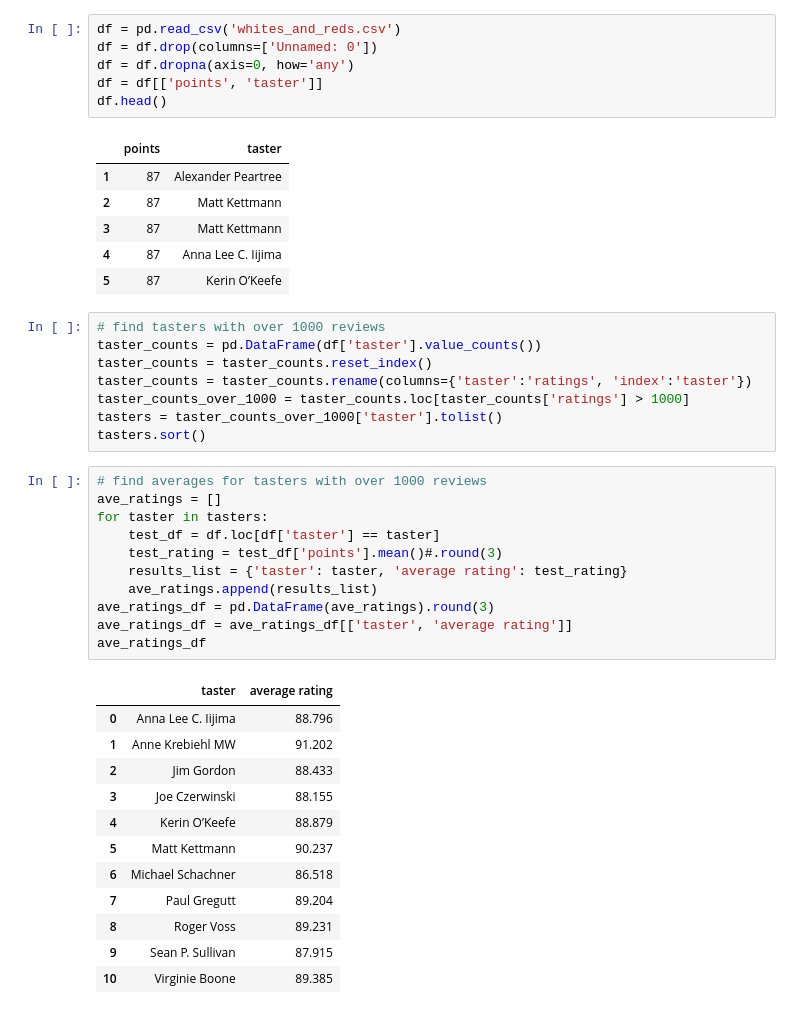
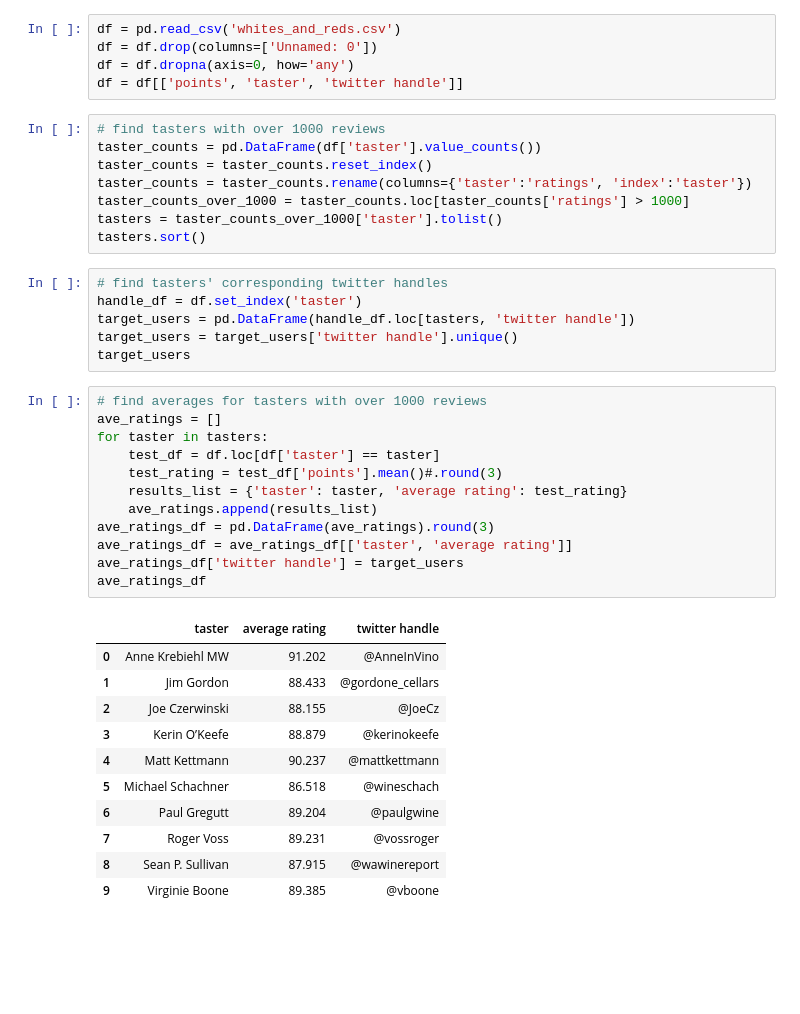
Before and after one commit to ENGRMike/GWProjectOne, a Jupyter notebook: sentiment_analysis.ipynb, the cells around one changed output. Cells and saved outputs as stored; diff of their text form; blank space fills up the shorter version.

```diff
--- a/sentiment_analysis.ipynb
+++ b/sentiment_analysis.ipynb
@@ -6,15 +19,7 @@ import numpy as np
 df = pd.read_csv('whites_and_reds.csv')
 df = df.drop(columns=['Unnamed: 0'])
 df = df.dropna(axis=0, how='any')
-df = df[['points', 'taster']]
-df.head()
+df = df[['points', 'taster', 'twitter handle']]
-# %% [output]
-|  | points | taster |
-| 1 | 87 | Alexander Peartree |
-| 2 | 87 | Matt Kettmann |
-| 3 | 87 | Matt Kettmann |
-| 4 | 87 | Anna Lee C. Iijima |
-| 5 | 87 | Kerin O’Keefe |
 # %%
 # find tasters with over 1000 reviews
 taster_counts = pd.DataFrame(df['taster'].value_counts())
@@ -23,30 +28,36 @@ taster_counts = taster_counts.rename(columns={'taster':'ratings', 'index':'taste
 taster_counts_over_1000 = taster_counts.loc[taster_counts['ratings'] > 1000]
 tasters = taster_counts_over_1000['taster'].tolist()
 tasters.sort()
+# %%
+# find tasters' corresponding twitter handles
+handle_df = df.set_index('taster')
+target_users = pd.DataFrame(handle_df.loc[tasters, 'twitter handle'])
+target_users = target_users['twitter handle'].unique()
+target_users
 # %%
 # find averages for tasters with over 1000 reviews
 ave_ratings = []
 for taster in tasters:
     test_df = df.loc[df['taster'] == taster]
     test_rating = test_df['points'].mean()#.round(3)
     results_list = {'taster': taster, 'average rating': test_rating}
     ave_ratings.append(results_list)
 ave_ratings_df = pd.DataFrame(ave_ratings).round(3)
 ave_ratings_df = ave_ratings_df[['taster', 'average rating']]
+ave_ratings_df['twitter handle'] = target_users
 ave_ratings_df
 # %% [output]
-|  | taster | average rating |
-| 0 | Anna Lee C. Iijima | 88.796 |
-| 1 | Anne Krebiehl MW | 91.202 |
-| 2 | Jim Gordon | 88.433 |
-| 3 | Joe Czerwinski | 88.155 |
-| 4 | Kerin O’Keefe | 88.879 |
-| 5 | Matt Kettmann | 90.237 |
-| 6 | Michael Schachner | 86.518 |
-| 7 | Paul Gregutt | 89.204 |
-| 8 | Roger Voss | 89.231 |
-| 9 | Sean P. Sullivan | 87.915 |
-| 10 | Virginie Boone | 89.385 |
+|  | taster | average rating | twitter handle |
+| 0 | Anne Krebiehl MW | 91.202 | @AnneInVino |
+| 1 | Jim Gordon | 88.433 | @gordone_cellars |
+| 2 | Joe Czerwinski | 88.155 | @JoeCz |
+| 3 | Kerin O’Keefe | 88.879 | @kerinokeefe |
+| 4 | Matt Kettmann | 90.237 | @mattkettmann |
+| 5 | Michael Schachner | 86.518 | @wineschach |
+| 6 | Paul Gregutt | 89.204 | @paulgwine |
+| 7 | Roger Voss | 89.231 | @vossroger |
+| 8 | Sean P. Sullivan | 87.915 | @wawinereport |
+| 9 | Virginie Boone | 89.385 | @vboone |
 # %%
 # bar chart for average points per taster
 x_axis = np.arange(len(tasters))
```
Also changed, not shown: parts of 7 cells of this notebook, 12 other files.
